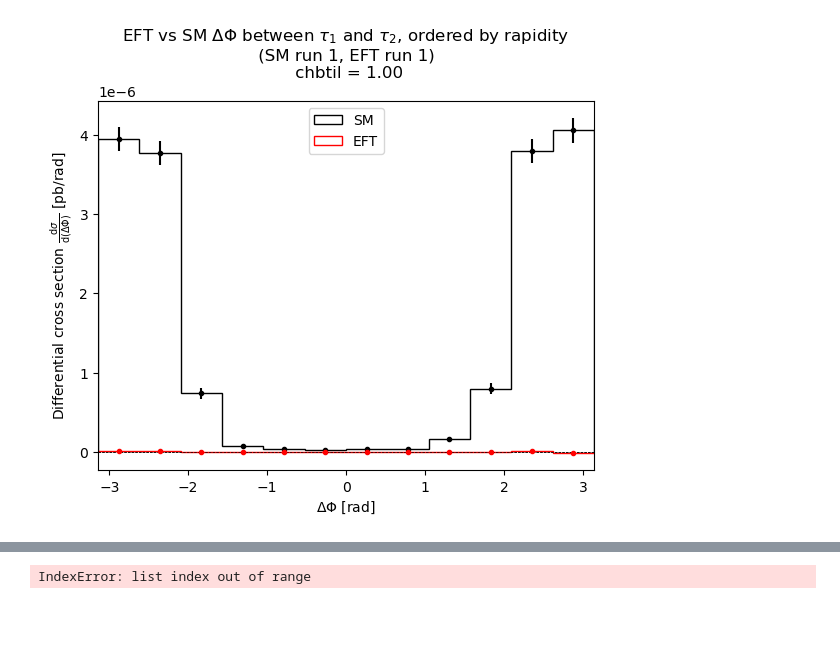
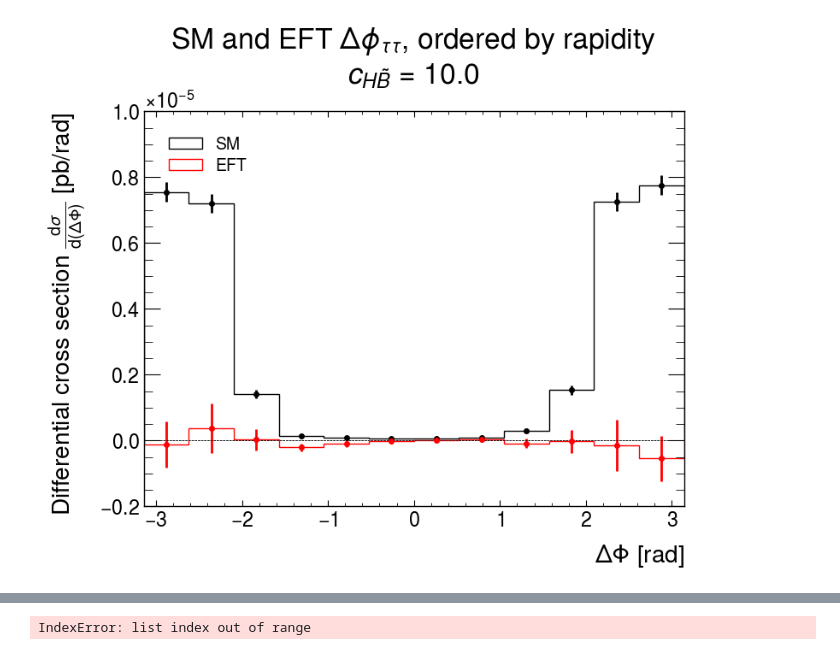
Before and after one commit to Arun-Atwal/ee_zh_final_analysis, a Jupyter notebook: ee_zh_final_analysis.ipynb, the cells around one changed output, grey strips where cells are left out. Drawn from its saved outputs; the diff is of its cells as text; code cells hidden in the pictures; blank space fills up the shorter version.

```diff
--- a/ee_zh_final_analysis.ipynb
+++ b/ee_zh_final_analysis.ipynb
@@ -4,6 +4,10 @@ import matplotlib.pyplot as plt
 import math
 import vector
 import awkward as ak
+import mplhep as hep
+
+# hep.style.use(hep.style.ROOT)
+hep.style.use("ATLAS")
 # %%
 """Read in SM and EFT data from .npy files
 Set run variable to the folder containing the set of selections applied to the data
@@ -147,13 +152,19 @@ def ditau_inv_mass(ditau, weights, model):
 def histogram(data, weights, bins, label, colour, range, plot = True):
     """Unfortunately, plt.hist does not support error bars, so we have to use plt.errorbar
     using manual inputs from np.histogram"""
+    # histogram of cross section for later analysis
     nphisto = np.histogram(data, bins=bins, range = range, weights=[i[0] for i in weights])
     err = np.histogram(data, bins=bins, range = range, weights=[i[0]**2 for i in weights])
+    # histogram of differential cross section
+    bin_width = (range[1]-range[0])/bins
+    weights = weights/bin_width
+    nphisto_diff = np.histogram(data, bins=bins, range = range, weights=[i[0] for i in weights])
+    err_diff = np.histogram(data, bins=bins, range = range, weights=[i[0]**2 for i in weights])
     if plot:
         plt.hist(data, bins=bins, histtype='step', range = range, color=colour, weights=weights, label=label)
-        plt.errorbar(nphisto[1][:-1]+((range[1]-range[0])/(2*bins)), nphisto[0], yerr=np.sqrt(err[0]), fmt='.', color=colour)
+        plt.errorbar(nphisto_diff[1][:-1]+((range[1]-range[0])/(2*bins)), nphisto_diff[0], yerr=np.sqrt(err_diff[0]), fmt='.', color=colour)
         plt.xlim(range)
         plt.axhline(0, color = 'k', linestyle='--',linewidth = 0.5)
         plt.legend()
-    return nphisto, np.sqrt(err[0])
+    return nphisto, np.sqrt(err[0]), nphisto_diff, np.sqrt(err_diff[0])
 # %%
@@ -266,23 +281,24 @@ def find_p_val(likelihood, ndof):
 # %%
 """Plot the delta phi between the two taus ordered by rapidity
 set sm and eft to the index of the sample run"""
 
 sm = 1
 eft = 1
 bins = 12
 plot_range = (-math.pi, math.pi)
 
 delta_phi_tau_y_sm = delta_phi_rapidity(sm_taus[sm-1])
 delta_phi_tau_y_eft = delta_phi_rapidity(eft_taus[eft-1])
 
 histogram(delta_phi_tau_y_sm, sm_weights[sm-1], bins, 'SM', 'k', plot_range)
 histogram(delta_phi_tau_y_eft, eft_weights[eft-1], bins, 'EFT', 'r', plot_range)
 plt.xlabel(r'$\Delta \Phi$ [rad]')
 plt.ylabel(r'Differential cross section $\frac{\mathrm{d}\sigma}{\mathrm{d}(\Delta \Phi)}$ [pb/rad]')
-plt.title(r'EFT vs SM $\Delta \Phi$ between $\tau_1$ and $\tau_2$, ordered by rapidity' + f'\n (SM run {sm}, EFT run {eft}) \n chbtil = 1.00')
+# plt.title(r'EFT vs SM $\Delta \Phi$ between $\tau_1$ and $\tau_2$, ordered by rapidity' + f'\n (SM run {sm}, EFT run {eft}) \n chbtil = 1.00')
+plt.title(r'SM and EFT $\Delta \phi_{\tau \tau}$, ' + 'ordered by rapidity \n' + r'$c_{H\tilde{B}}$ = 10.0')
 plt.savefig("delta_phi_tau_y")
 # %% [output]
-[figure, old version]
+[figure, new version]
 # %%
 """Plot the delta phi between the two muons ordered by rapidity
 set sm and eft to the index of the sample run"""
```
Also changed, not shown: parts of 6 cells of this notebook, 18 other files.
